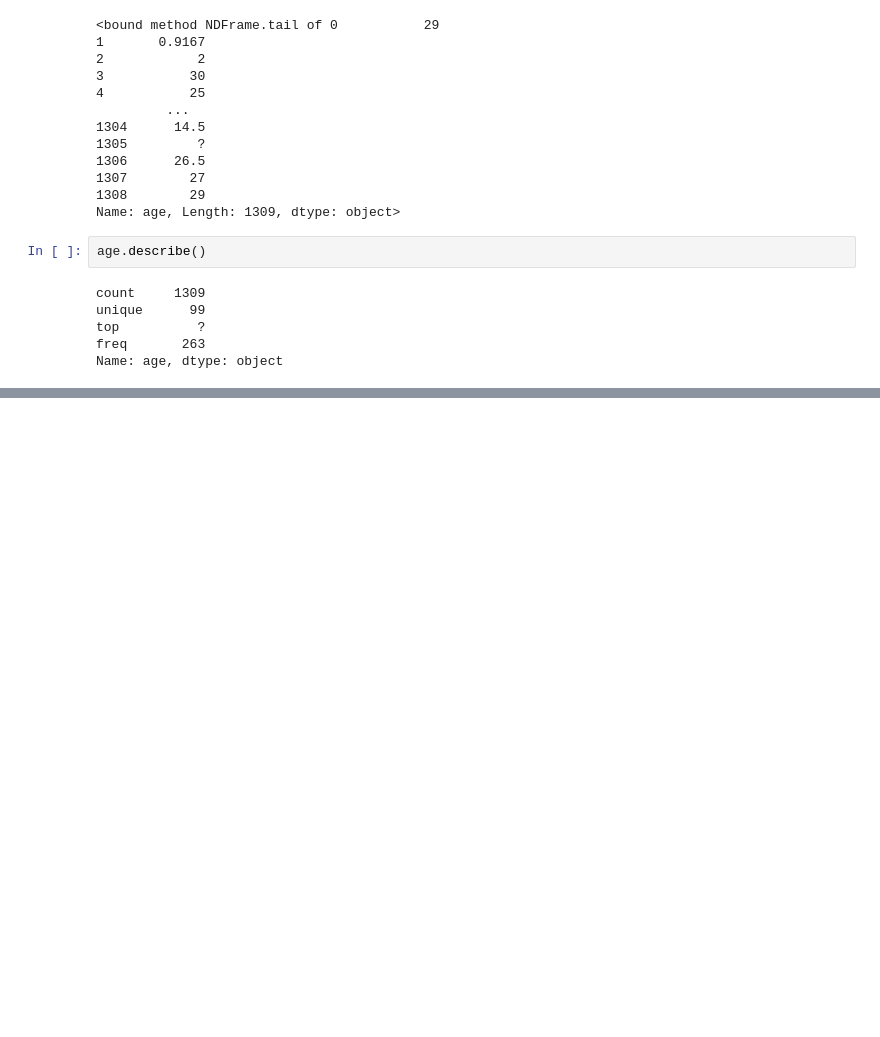
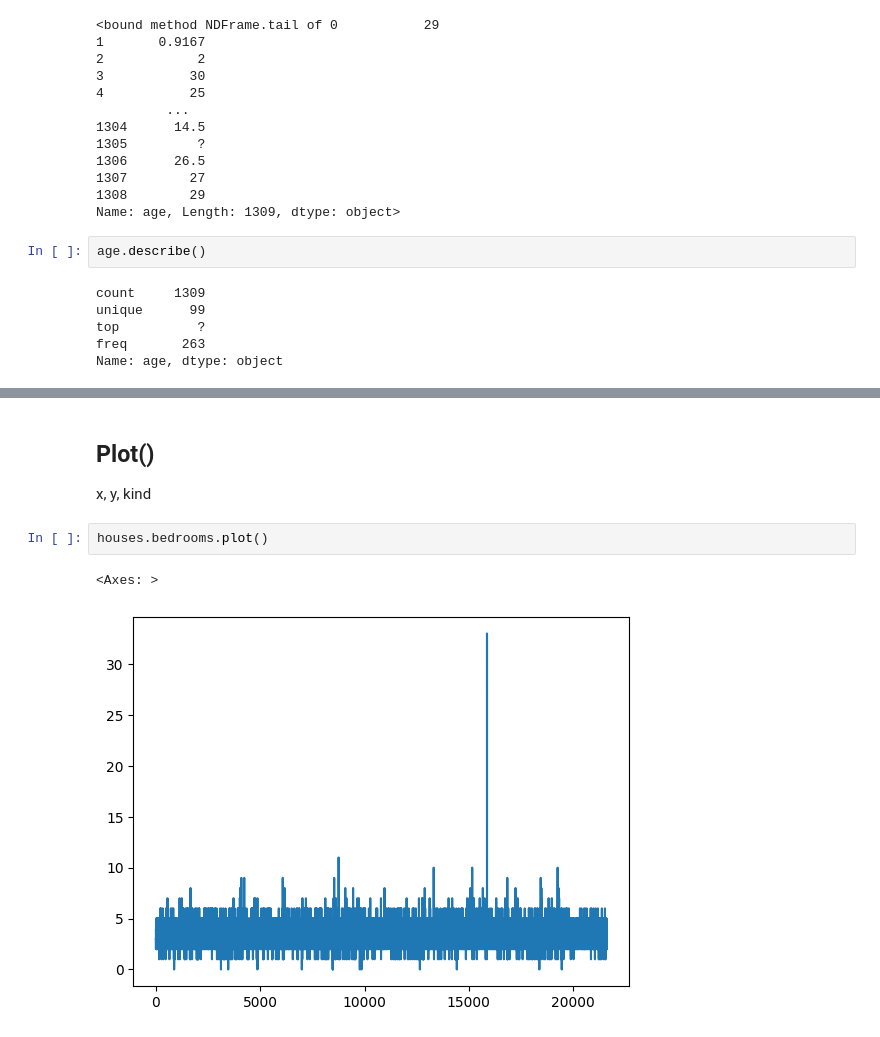
Before and after one commit to belacartaxo/data-analysis-and-visualization-masterclass, a Jupyter notebook: mod03-series-and-columns/series-and-columns.ipynb, the cells around one changed output, grey strips where cells are left out. Saved outputs shown, nothing was run; the diff lists cells and outputs as text; blank space fills up the shorter version.

```diff
--- a/mod03-series-and-columns/series-and-columns.ipynb
+++ b/mod03-series-and-columns/series-and-columns.ipynb
@@ -159,0 +331,9 @@ Name: age, dtype: object
+# %% [markdown]
+## Plot()
+
+x, y, kind
+# %%
+houses.bedrooms.plot()
+# %% [output]
+<Axes: >
+[figure, added]
```
Also changed, not shown: parts of 22 cells of this notebook, 1 other file.
